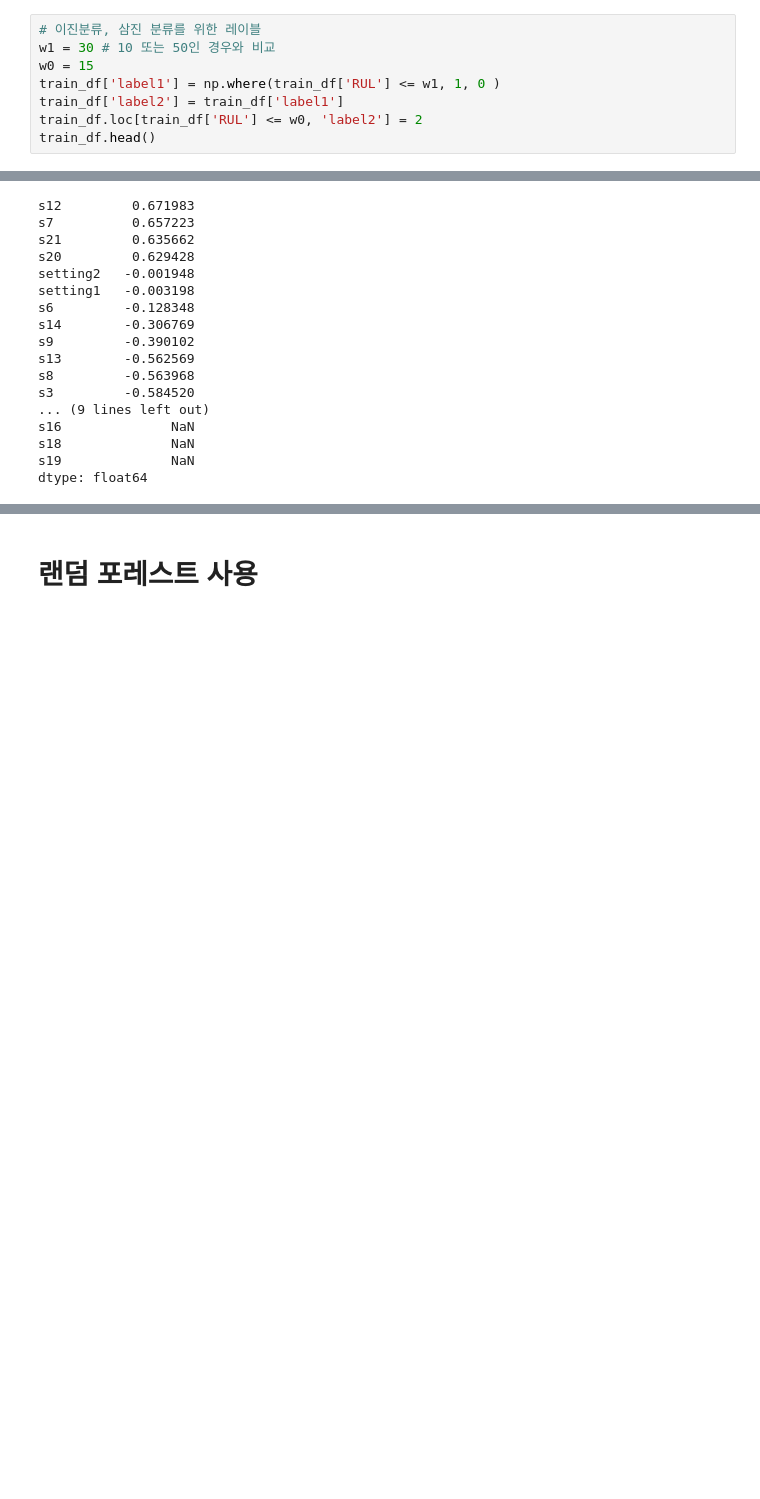
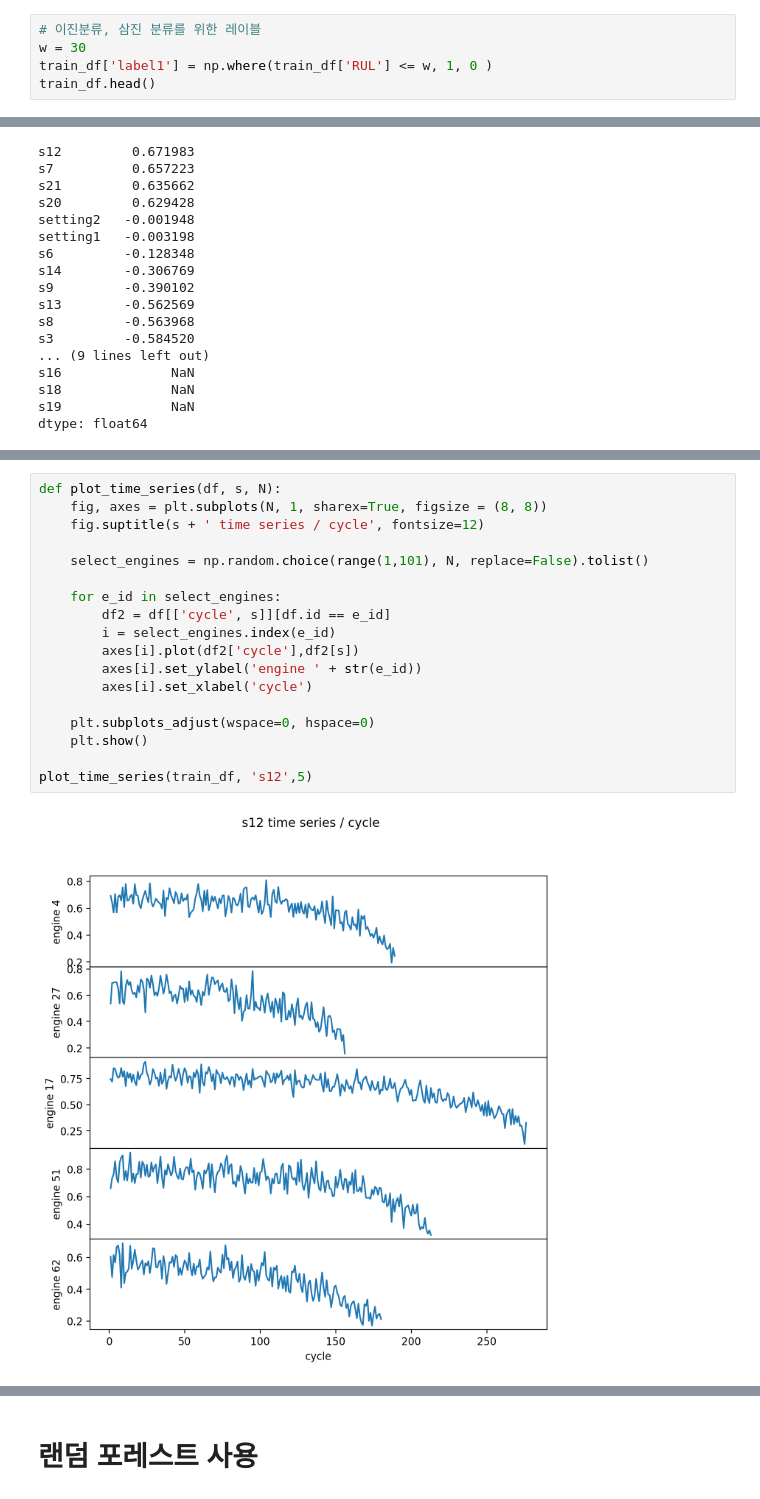
Before and after one commit to StillWork/ls0717, a Jupyter notebook: e_86_PM_RF_LSTM.ipynb, the cells around one changed output, grey strips where cells are left out. Saved outputs shown, nothing was run; the diff lists cells and outputs as text; blank space fills up the shorter version.

```diff
--- a/e_86_PM_RF_LSTM.ipynb
+++ b/e_86_PM_RF_LSTM.ipynb
@@ -128,10 +116,7 @@ rul
 # %%
 # 이진분류, 삼진 분류를 위한 레이블
-w1 = 30 # 10 또는 50인 경우와 비교
-w0 = 15
-train_df['label1'] = np.where(train_df['RUL'] <= w1, 1, 0 )
-train_df['label2'] = train_df['label1']
-train_df.loc[train_df['RUL'] <= w0, 'label2'] = 2
+w = 30
+train_df['label1'] = np.where(train_df['RUL'] <= w, 1, 0 )
 train_df.head()
 # %% [output]
 |  | id | cycle | setting1 | setting2 | setting3 | s1 | s2 | s3 | s4 | s5 | ... | ... |
@@ -270,0 +253,20 @@ dtype: float64
+# %%
+def plot_time_series(df, s, N):
+    fig, axes = plt.subplots(N, 1, sharex=True, figsize = (8, 8))
+    fig.suptitle(s + ' time series / cycle', fontsize=12)
+
+    select_engines = np.random.choice(range(1,101), N, replace=False).tolist()
+
+    for e_id in select_engines:
+        df2 = df[['cycle', s]][df.id == e_id]
+        i = select_engines.index(e_id)
+        axes[i].plot(df2['cycle'],df2[s])
+        axes[i].set_ylabel('engine ' + str(e_id))
+        axes[i].set_xlabel('cycle')
+
+    plt.subplots_adjust(wspace=0, hspace=0)
+    plt.show()
+
+plot_time_series(train_df, 's12',5)
+# %% [output]
+[figure, added]
```
Also changed, not shown: parts of 72 cells of this notebook.
